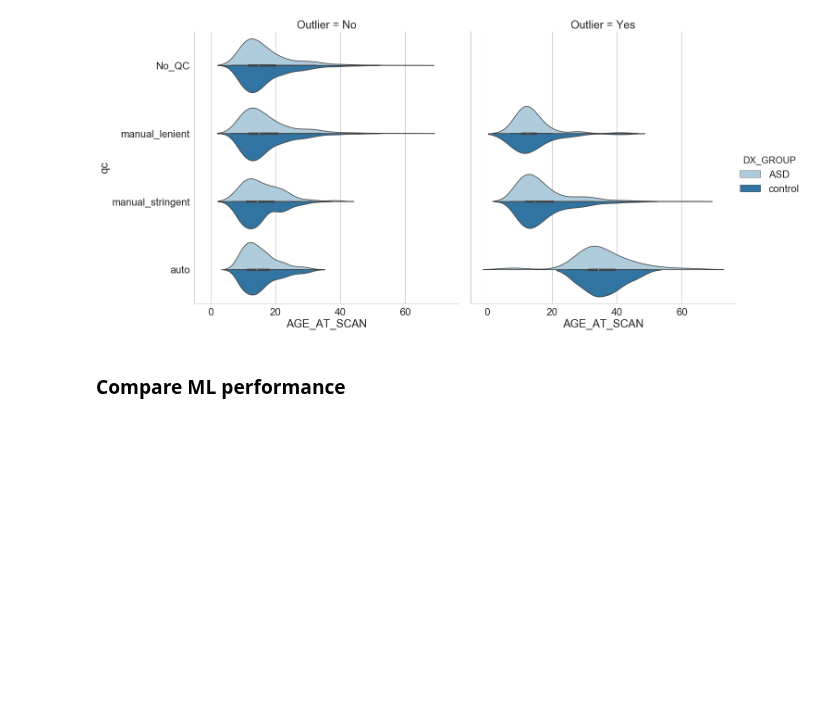
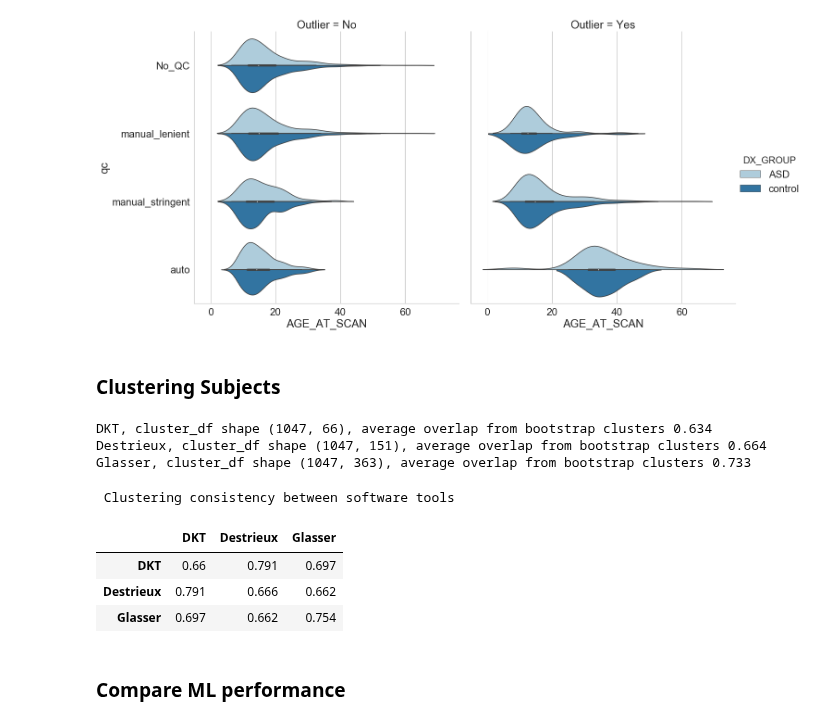
Before and after one commit to neurodatascience/compare-surf-tools, a Jupyter notebook: notebooks/run_atlas_comparisons.ipynb, the cells around one changed output. Drawn from its saved outputs; the diff is of its cells as text; code cells hidden in the pictures; blank space fills up the shorter version.

Commit message:
added bootstrapped clustering consistancy computation

```diff
--- a/notebooks/run_atlas_comparisons.ipynb
+++ b/notebooks/run_atlas_comparisons.ipynb
@@ -199,6 +205,66 @@ QC type: auto
 Filtering based on outlier_all_data. Number subjects before filtering 1047
 Resultant number of subjects 961
 [figure]
+# %% [markdown]
+### Clustering Subjects
+# %%
+# Add QC selection here
+
+similarity = 'euclidean'#'euclidean' #correlation
+linkage = 'ward'
+n_clusters = 2
+cluster = AgglomerativeClustering(n_clusters=n_clusters, affinity=similarity, linkage=linkage)
+
+cluster_stat_dict = {} #stores orig membership labels and overlap estimate from bootstrap
+for atlas in data_dict.keys():
+    cluster_df = data_dict[atlas]
+    roi_cols = list(cluster_df.filter(regex='^L|R_', axis=1).columns)
+
+    X = cluster_df[roi_cols].values
+    L_pairwise, overlap = get_bootstrapped_membership_overlap_distribution(X, cluster, n_boot=100)
+
+    print('{}, cluster_df shape {}, average overlap from bootstrap clusters {:4.3f}'.format(atlas, cluster_df.shape, np.mean(overlap)))
+    cluster_stat_dict[atlas] = (L_pairwise,overlap)
+# %% [output]
+DKT, cluster_df shape (1047, 66), average overlap from bootstrap clusters 0.634
+Destrieux, cluster_df shape (1047, 151), average overlap from bootstrap clusters 0.664
+Glasser, cluster_df shape (1047, 363), average overlap from bootstrap clusters 0.733
+# %%
+possible_pairs = list(itertools.combinations(cluster_stat_dict.keys(), 2))
+table_df = pd.DataFrame(columns=data_dict.keys(),index=data_dict.keys())
+
+for pair in possible_pairs:
+    pipe1 = pair[0]
+    pipe2 = pair[1]
+
+    c_membership1 = cluster_stat_dict[pipe1][0]
+    n_samples = c_membership1.shape[0]
+    n_unique_pairs = n_samples*(n_samples-1)/2
+
+    c_membership2 = cluster_stat_dict[pipe2][0]
+
+    pairwise_membership_consistancy = c_membership1 == c_membership2
+
+    overlap = np.triu(pairwise_membership_consistancy,k=1).sum()/n_unique_pairs
+
+    # 'Expected overlap from bootstrapping'
+    bootstrap_overlap1 = np.mean(cluster_stat_dict[pipe1][1])
+    bootstrap_overlap2 = np.mean(cluster_stat_dict[pipe2][1])
+    table_df.loc[pipe1,pipe1] = bootstrap_overlap1.round(3)
+    table_df.loc[pipe2,pipe2] = bootstrap_overlap2.round(3)
+
+    # Cross-software overlap
+    table_df.loc[pipe1,pipe2] = overlap.round(3)
+    table_df.loc[pipe2,pipe1] = overlap.round(3)
+
+print('\n Clustering consistency between software tools')
+table_df
+# %% [output]
+ Clustering consistency between software tools
+|  | DKT | Destrieux | Glasser |
+| DKT | 0.66 | 0.791 | 0.697 |
+| Destrieux | 0.791 | 0.666 | 0.662 |
+| Glasser | 0.697 | 0.662 | 0.754 |
 # %% [markdown]
 ### Compare ML performance
 # %%
```
Also changed, not shown: parts of 1 cell of this notebook.
